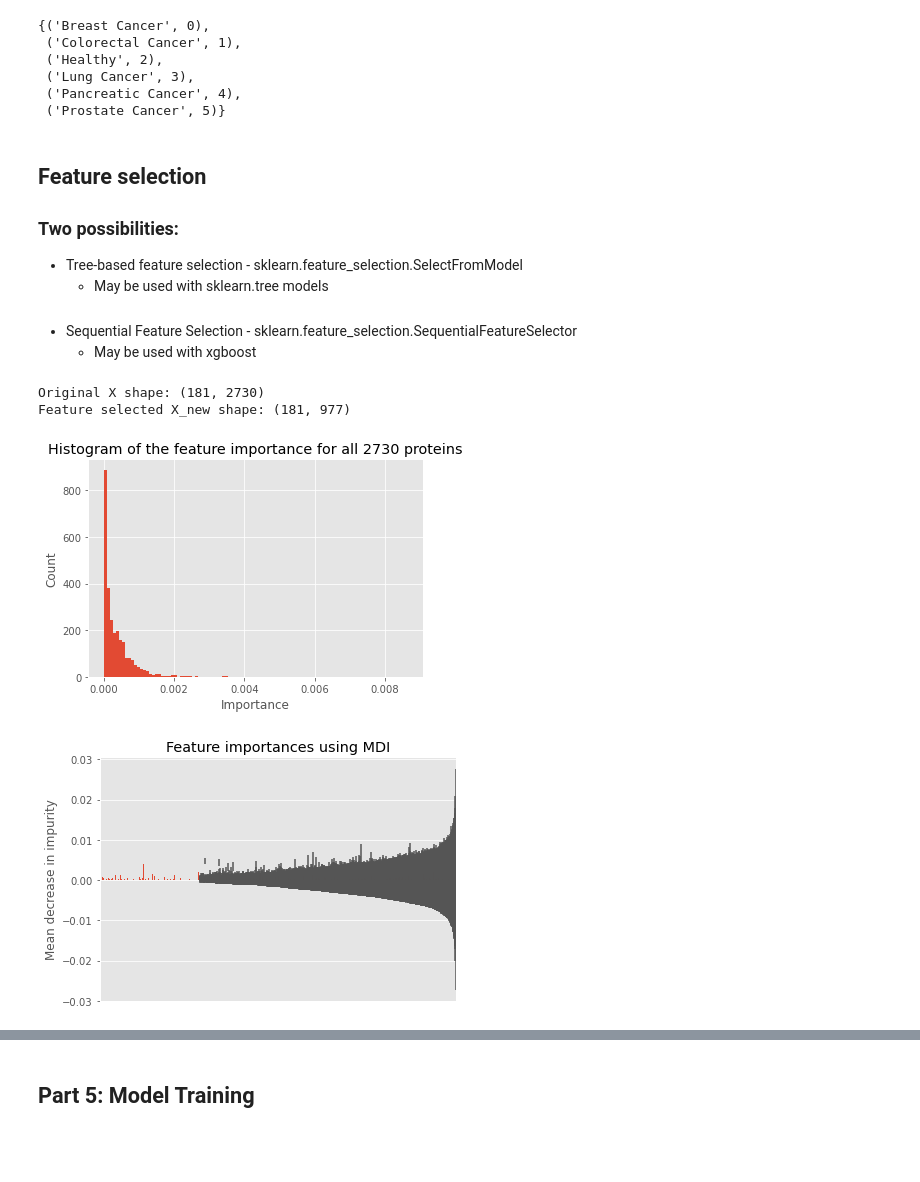
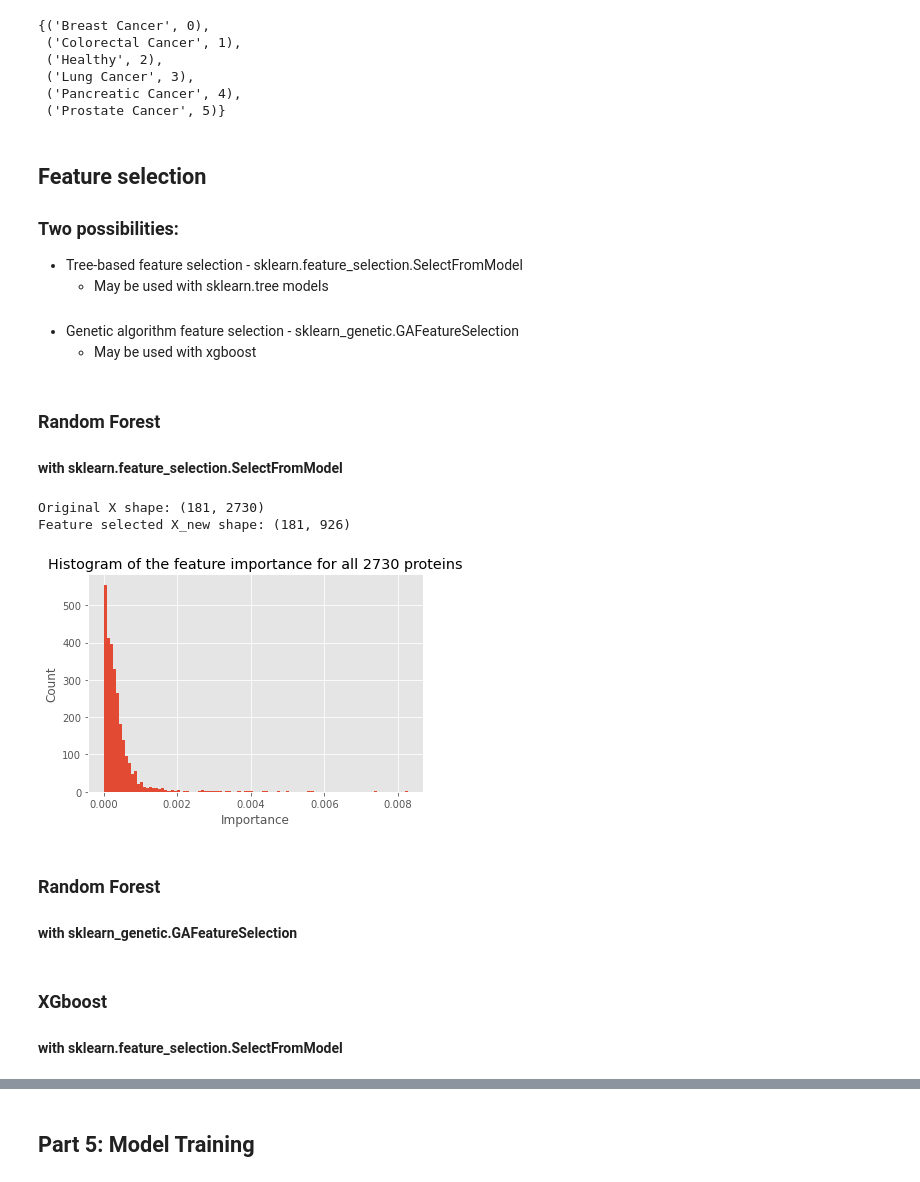
Before and after one commit to cewinharhar/BECS2_dataChallenge, a Jupyter notebook: MLworkflow.ipynb, the cells around one changed output, grey strips where cells are left out. Saved outputs shown, nothing was run; the diff lists cells and outputs as text; code cells hidden in the pictures; blank space fills up the shorter version.

```diff
--- a/MLworkflow.ipynb
+++ b/MLworkflow.ipynb
@@ -147,36 +150,43 @@ X = joblib.load("Models/X.pkl")
 * Tree-based feature selection - sklearn.feature_selection.SelectFromModel
     * May be used with sklearn.tree models
 ##
-* Sequential Feature Selection - sklearn.feature_selection.SequentialFeatureSelector
+* Genetic algorithm feature selection - sklearn_genetic.GAFeatureSelection
     * May be used with xgboost
+# %% [markdown]
+### Random Forest
+#### with **sklearn.feature_selection.SelectFromModel**
 # %%
 # Tree Feature Selection
 
 """
 Can be used in pipeline
 clf = Pipeline([
   ('feature_selection', SelectFromModel(LinearSVC(penalty="l1"))),
   ('classification', RandomForestClassifier())
 ])
 """
-#create Random Forest classifier with default hyperparameters
-raFo = RandomForestClassifier(random_state=1)
-raFo = raFo.fit(X, y)
+#create Random Forest classifier with random hyperparameters
+params  = {'n_estimators': 114, 'min_samples_split': 2, 'max_features': 'auto', 'max_depth': 18, 'bootstrap': False}
+clf_RA  = RandomForestClassifier(random_state=0, **params)
+clf_RA.fit(X, y)
 
 #checkout importance in a histogram
-plt.hist(raFo.feature_importances_, bins=100)
+plt.hist(clf_RA.feature_importances_, bins=100)
 plt.title("Histogram of the feature importance for all 2730 proteins")
 plt.xlabel("Importance")
 plt.ylabel("Count")
 
 
 #get the reduced X
-model = SelectFromModel(estimator = raFo, prefit=True)
-X_new = model.transform(X)
+selector  = SelectFromModel(estimator = clf_RA, prefit=True,)
+X_RF      = selector.transform(X)
 
 print(f"Original X shape: {X.shape}")
-print(f"Feature selected X_new shape: {X_new.shape}")
+print(f"Feature selected X_new shape: {X_RF.shape}")
+
+joblib.dump(X_RF, "Models/X_RF.pkl")
+joblib.dump(selector.get_support(), "Models/featSel_RF.pkl")
 # %% [output]
 Original X shape: (181, 2730)
-Feature selected X_new shape: (181, 977)
+Feature selected X_new shape: (181, 926)
-[figure, old version]
+[figure, new version]
@@ -213,5 +207,6 @@ ax.set_ylabel("Mean decrease in impurity")
 ax.get_xaxis().set_visible(False)
 fig.tight_layout()
 plt.show()
-# %% [output]
-[figure, removed]
+# %% [markdown]
+### Random Forest
+#### with **sklearn_genetic.GAFeatureSelection**
@@ -217,0 +235,3 @@ plt.show()
+# %% [markdown]
+### XGboost
+#### with **sklearn.feature_selection.SelectFromModel**
```
Also changed, not shown: parts of 13 cells of this notebook, 7 other files.
